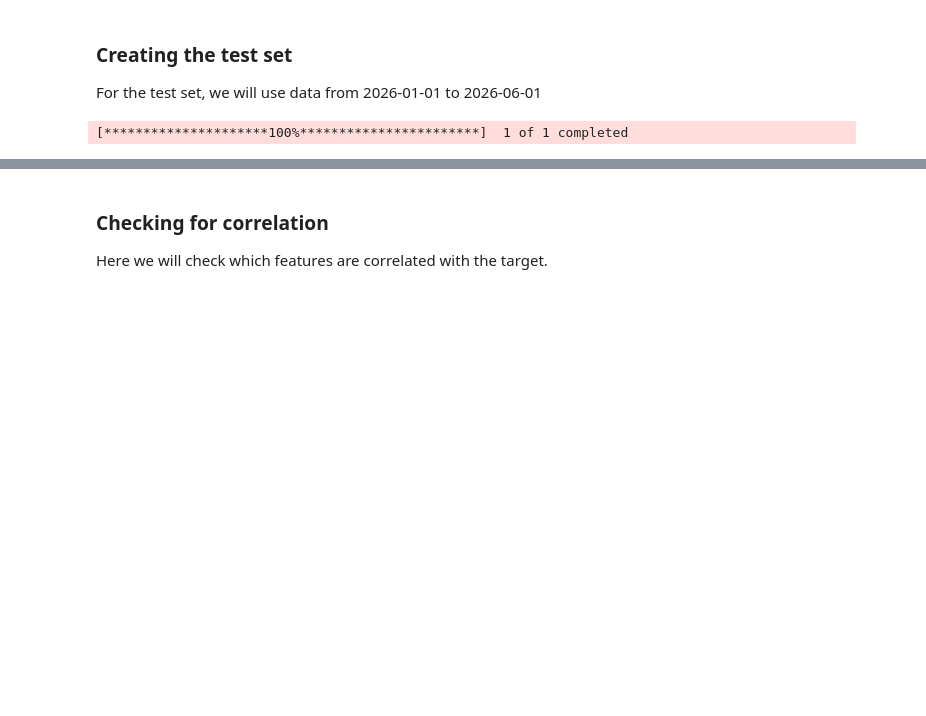
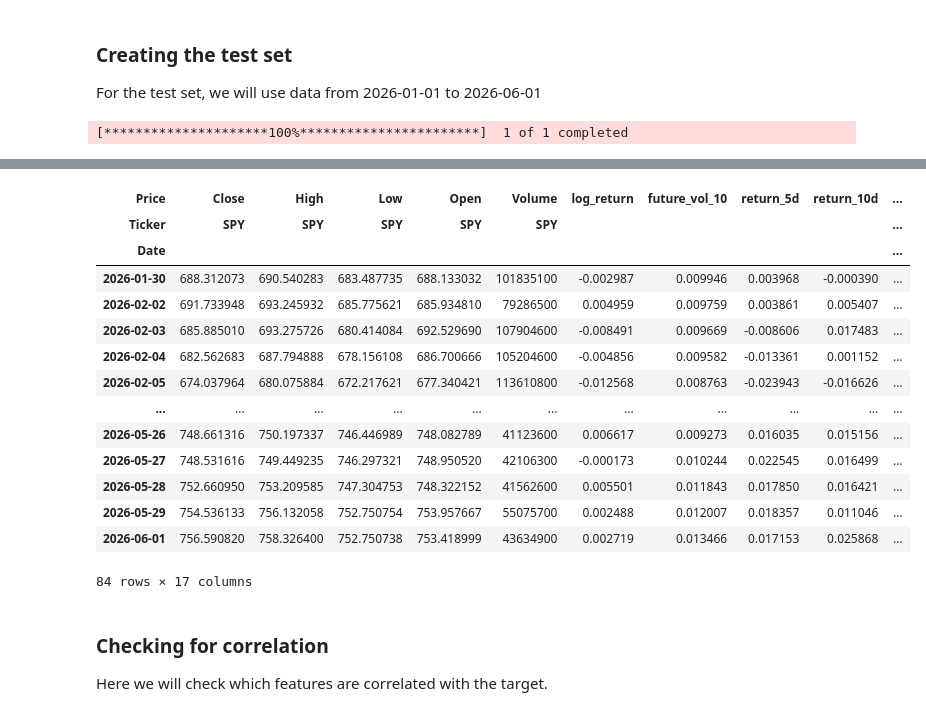
Before and after one commit to Noha-Jung3/Market-Volatility-Prediction, a Jupyter notebook: Notebooks/02_feature_engineering.ipynb, the cells around one changed output, grey strips where cells are left out. Saved outputs shown, nothing was run; the diff lists cells and outputs as text; code cells hidden in the pictures; blank space fills up the shorter version.

```diff
--- a/Notebooks/02_feature_engineering.ipynb
+++ b/Notebooks/02_feature_engineering.ipynb
@@ -164,0 +184,6 @@ test_set
+# %%
+test_set["oc_range"] = (test_set["Close"] - test_set["Open"]) / test_set["Open"]
+# %%
+test_set["vol_change"] = test_set["Volume"].pct_change() #Volume change
+# %%
+test_set["vol_ratio"] = (test_set["Volume"] /test_set["Volume"].rolling(20).mean()) #relative volume ie "is today's volume unusually high?"
@@ -165,3 +232,23 @@ test_set
+# %%
+test_set = test_set.dropna()
+# %%
+test_set
+# %% [output]
+| Price | Close | High | Low | Open | Volume | log_return | future_vol_10 | return_5d | return_10d | ... |
+| Ticker | SPY | SPY | SPY | SPY | SPY |  |  |  |  | ... |
+| Date |  |  |  |  |  |  |  |  |  | ... |
+| 2026-01-30 | 688.312073 | 690.540283 | 683.487735 | 688.133032 | 101835100 | -0.002987 | 0.009946 | 0.003968 | -0.000390 | ... |
+| 2026-02-02 | 691.733948 | 693.245932 | 685.775621 | 685.934810 | 79286500 | 0.004959 | 0.009759 | 0.003861 | 0.005407 | ... |
+| 2026-02-03 | 685.885010 | 693.275726 | 680.414084 | 692.529690 | 107904600 | -0.008491 | 0.009669 | -0.008606 | 0.017483 | ... |
+| 2026-02-04 | 682.562683 | 687.794888 | 678.156108 | 686.700666 | 105204600 | -0.004856 | 0.009582 | -0.013361 | 0.001152 | ... |
+| 2026-02-05 | 674.037964 | 680.075884 | 672.217621 | 677.340421 | 113610800 | -0.012568 | 0.008763 | -0.023943 | -0.016626 | ... |
+| ... | ... | ... | ... | ... | ... | ... | ... | ... | ... | ... |
+| 2026-05-26 | 748.661316 | 750.197337 | 746.446989 | 748.082789 | 41123600 | 0.006617 | 0.009273 | 0.016035 | 0.015156 | ... |
+| 2026-05-27 | 748.531616 | 749.449235 | 746.297321 | 748.950520 | 42106300 | -0.000173 | 0.010244 | 0.022545 | 0.016499 | ... |
+| 2026-05-28 | 752.660950 | 753.209585 | 747.304753 | 748.322152 | 41562600 | 0.005501 | 0.011843 | 0.017850 | 0.016421 | ... |
+| 2026-05-29 | 754.536133 | 756.132058 | 752.750754 | 753.957667 | 55075700 | 0.002488 | 0.012007 | 0.018357 | 0.011046 | ... |
+| 2026-06-01 | 756.590820 | 758.326400 | 752.750738 | 753.418999 | 43634900 | 0.002719 | 0.013466 | 0.017153 | 0.025868 | ... |
+84 rows × 17 columns
 # %%
 test_set.to_csv("C:/Users/jungn/OneDrive/Documents/Projects/Market-Volatility-Prediction/data/test_set.csv")
 # %% [markdown]
```
Also changed, not shown: parts of 10 cells of this notebook, 10 other files.
